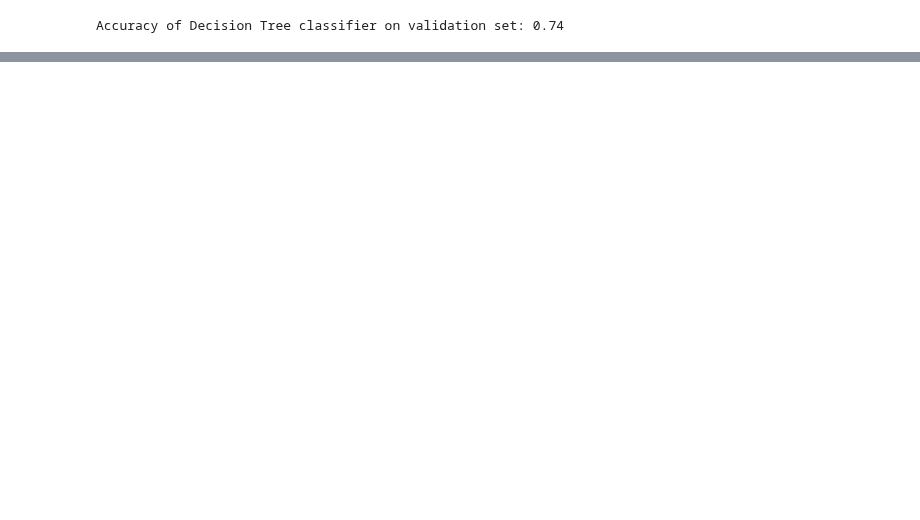
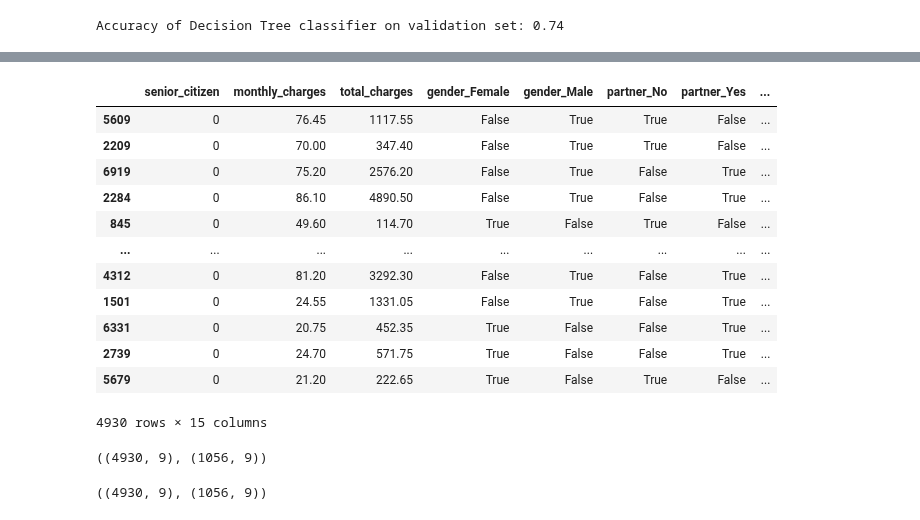
Before and after one commit to Marc-Aradillas/Classification_exercises.ipynb, a Jupyter notebook: decision_tree.ipynb, the cells around one changed output, grey strips where cells are left out. Cells and saved outputs as stored; diff of their text form; code cells hidden in the pictures; blank space fills up the shorter version.

```diff
--- a/decision_tree.ipynb
+++ b/decision_tree.ipynb
@@ -696,0 +859,16 @@ By following these steps, you'll be able to obtain or generate datasets with mor
+# %%
+train
+# %% [output]
+|  | senior_citizen | monthly_charges | total_charges | gender_Female | gender_Male | partner_No | partner_Yes | ... |
+| 5609 | 0 | 76.45 | 1117.55 | False | True | True | False | ... |
+| 2209 | 0 | 70.00 | 347.40 | False | True | True | False | ... |
+| 6919 | 0 | 75.20 | 2576.20 | False | True | False | True | ... |
+| 2284 | 0 | 86.10 | 4890.50 | False | True | False | True | ... |
+| 845 | 0 | 49.60 | 114.70 | True | False | True | False | ... |
+| ... | ... | ... | ... | ... | ... | ... | ... | ... |
+| 4312 | 0 | 81.20 | 3292.30 | False | True | False | True | ... |
+| 1501 | 0 | 24.55 | 1331.05 | False | True | False | True | ... |
+| 6331 | 0 | 20.75 | 452.35 | True | False | False | True | ... |
+| 2739 | 0 | 24.70 | 571.75 | True | False | False | True | ... |
+| 5679 | 0 | 21.20 | 222.65 | True | False | True | False | ... |
+4930 rows × 15 columns
@@ -696,0 +889,4 @@ By following these steps, you'll be able to obtain or generate datasets with mor
+# %%
+train.shape, val.shape
+# %% [output]
+((4930, 9), (1056, 9))
@@ -696,0 +896,4 @@ By following these steps, you'll be able to obtain or generate datasets with mor
+# %%
+train.shape, val.shape
+# %% [output]
+((4930, 9), (1056, 9))
```
Also changed, not shown: parts of 75 cells of this notebook, 1 other file.
